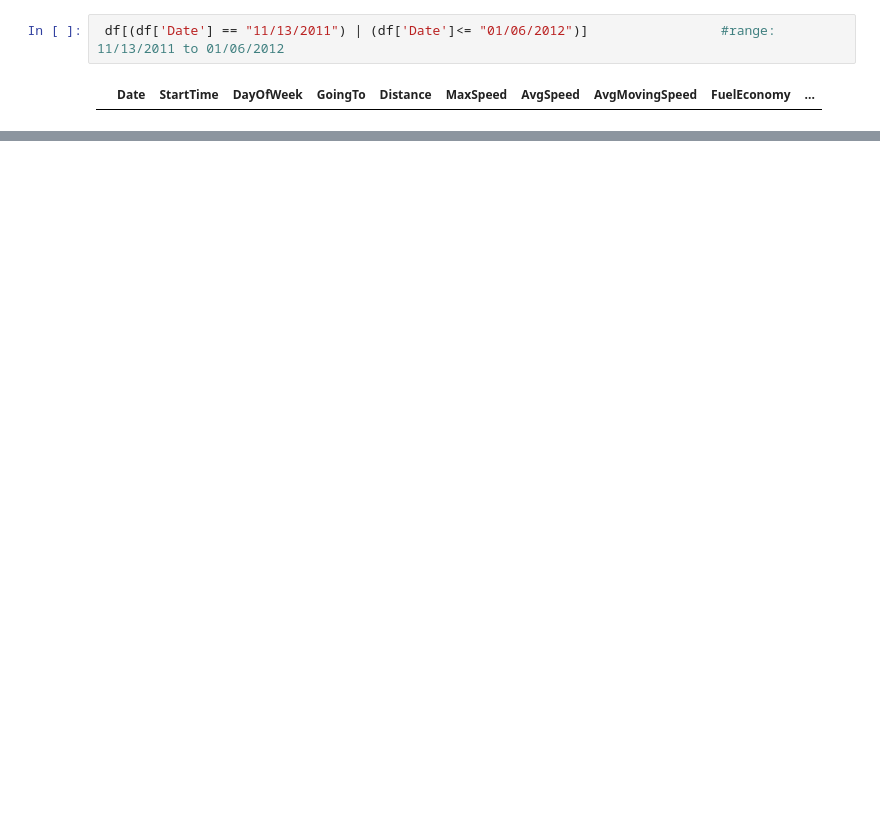
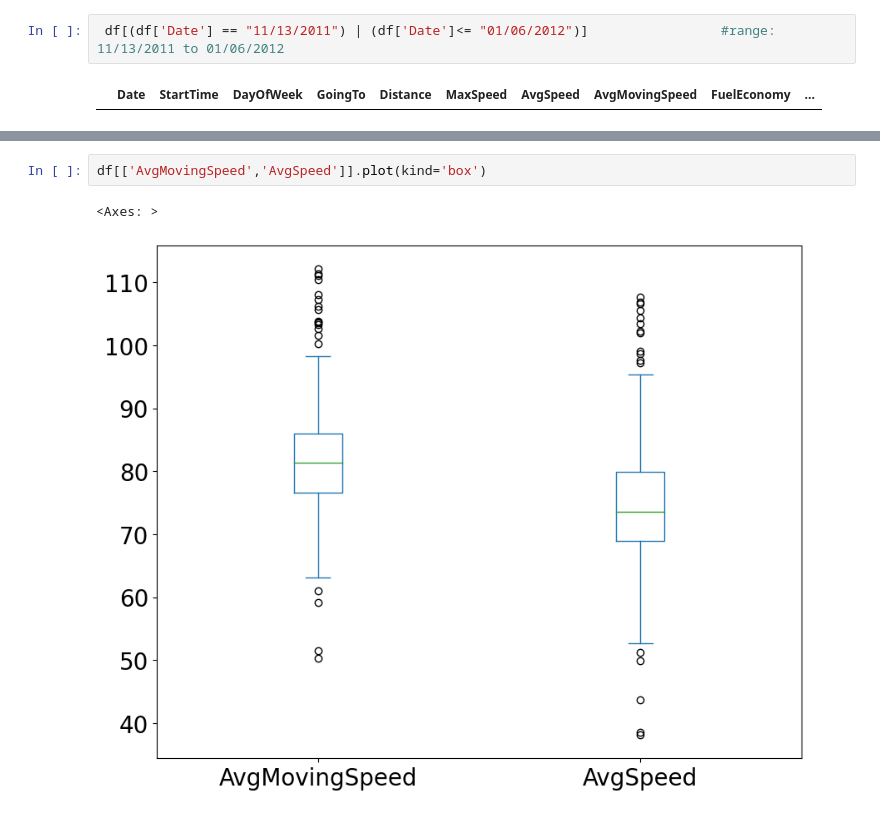
Before and after one commit to danifelman/DanielaFelman, a Jupyter notebook: PandasAssignment.ipynb, the cells around one changed output, grey strips where cells are left out. Drawn from its saved outputs; the diff is of its cells as text; blank space fills up the shorter version.

```diff
--- a/PandasAssignment.ipynb
+++ b/PandasAssignment.ipynb
@@ -201,0 +214,5 @@ ValueError: scatter requires an x and y column
+# %%
+df[['AvgMovingSpeed','AvgSpeed']].plot(kind='box')
+# %% [output]
+<Axes: >
+[figure, added]
```
Also changed, not shown: parts of 3 cells of this notebook.
